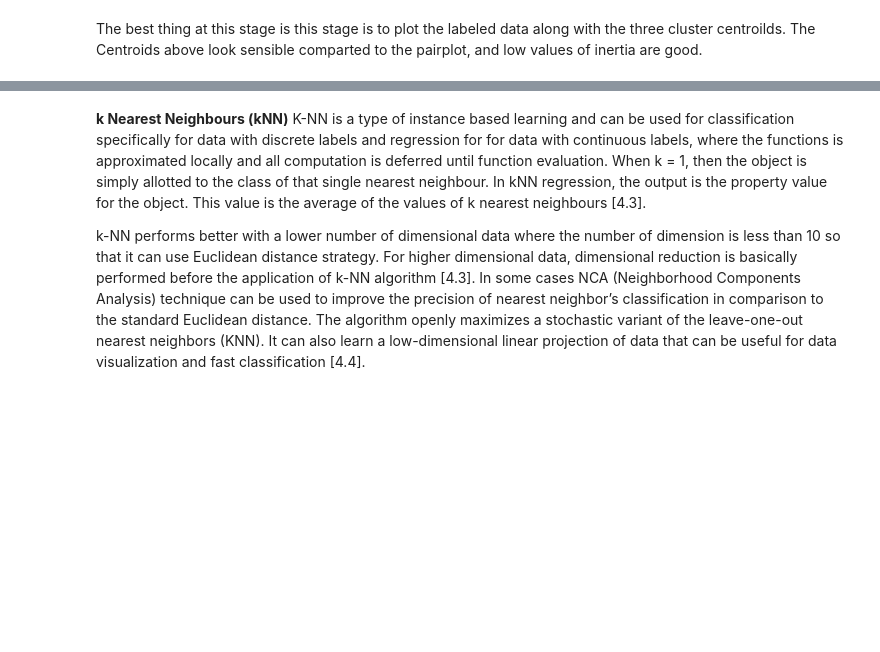
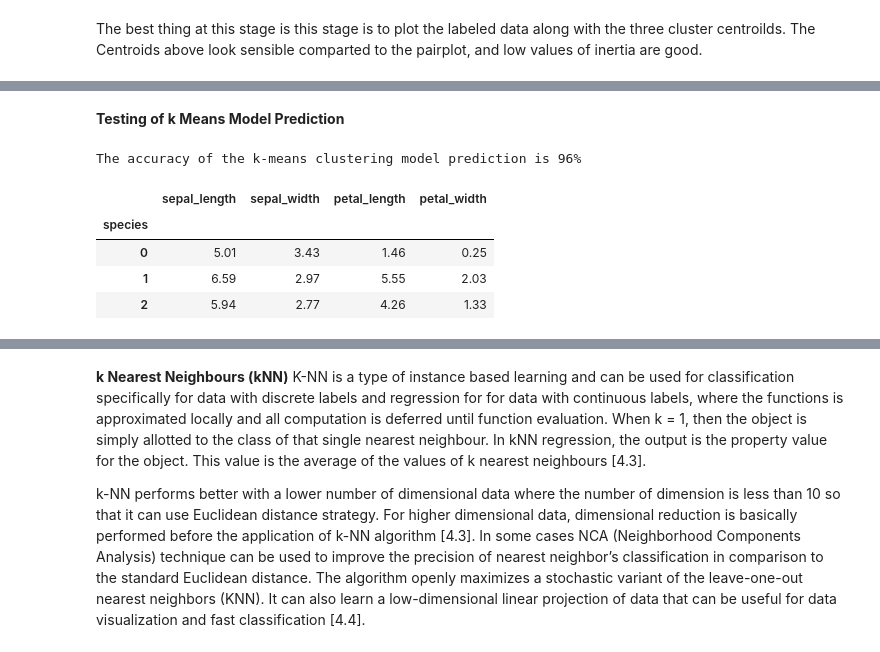
Before and after one commit to SasiGV/ML-Task2020, a Jupyter notebook: ML-Task2020.ipynb, the cells around one changed output, grey strips where cells are left out. Drawn from its saved outputs; the diff is of its cells as text; code cells hidden in the pictures; blank space fills up the shorter version.

```diff
--- a/ML-Task2020.ipynb
+++ b/ML-Task2020.ipynb
@@ -690,0 +688,21 @@ kmeans.inertia_
+# %%
+# Testing of 2 or more parameters extracted from dataframe for kmeans testing
+Iris_km_dataSet = sns.load_dataset("iris")
+Iris_km_dataSet['species'] = Iris_km_dataSet['species'].apply(lambda x: 0 if x=='setosa' else (1 if x=='virginica' else 2)) # Tests J, K
+
+e_iris = Iris_km_dataSet[['petal_length', 'petal_width']] # Test K - 96% accuracy achieved
+
+
+# Perform kmeans fitting.
+kmeans = KMeans(n_clusters=3, random_state=0).fit(e_iris)
+
+#perform kmeans on full set of data
+kmeans_full = KMeans(n_clusters=3, random_state=0)
+
+# Display the clusters to which each data point was fitted
+print(f"Predicted iris setosa cluster labels:\n{kmeans.labels_[:25]}\n{kmeans.labels_[25:50]}\n")
+print(f"Predicted iris versicolor cluster labels:\n{kmeans.labels_[50:75]}\n{kmeans.labels_[75:100]}\n")
+print(f"Predicted iris virginica cluster labels:\n{kmeans.labels_[100:125]}\n{kmeans.labels_[125:]}\n")
+
+# Display centroids for each cluster
+print(f"Centroid of each cluster are:\n{kmeans.cluster_centers_.round(2)}")
@@ -690,0 +726,25 @@ kmeans.inertia_
+# %% [markdown]
+<b>Testing of k Means Model Prediction</b>
+# %%
+# Add the labels of the predicted cluster points.
+iris_pred['km_pred'] = kmeans.labels_
+
+# Calculate percentage of data points where the k-means cluster prediction matches the known species type.
+# Code adapted from https://stackoverflow.com/a/65129835
+km_accuracy = (len(Iris_km_dataSet[iris_pred.apply(lambda x: x['class'] == x['km_pred'], axis = 1)])/len(iris_pred))*100
+
+# Display the accuracy result
+print(f"The accuracy of the k-means clustering model prediction is {km_accuracy:.0f}%")
+# %% [output]
+The accuracy of the k-means clustering model prediction is 96%
+# %%
+
+# Create test cases based on the mean value for each group of the iris
+km_group = Iris_km_dataSet.groupby('species').mean().round(2)
+km_group
+# %% [output]
+|  | sepal_length | sepal_width | petal_length | petal_width |
+| species |  |  |  |  |
+| 0 | 5.01 | 3.43 | 1.46 | 0.25 |
+| 1 | 6.59 | 2.97 | 5.55 | 2.03 |
+| 2 | 5.94 | 2.77 | 4.26 | 1.33 |
```
Also changed, not shown: parts of 35 cells of this notebook.
